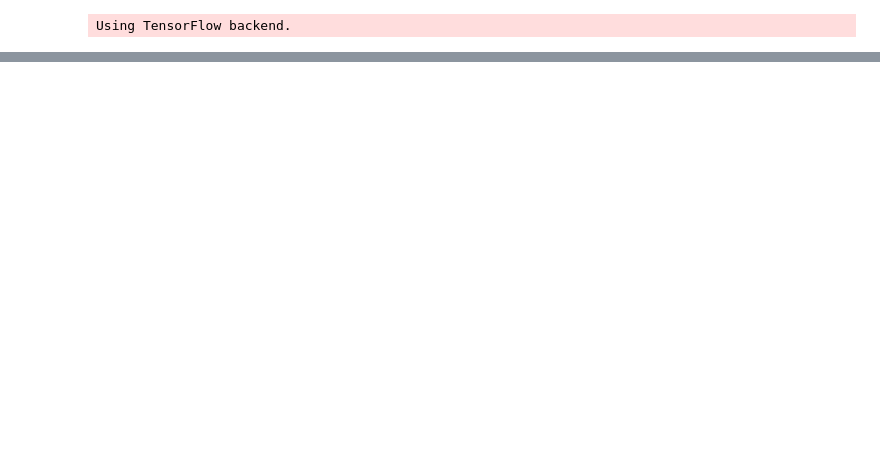
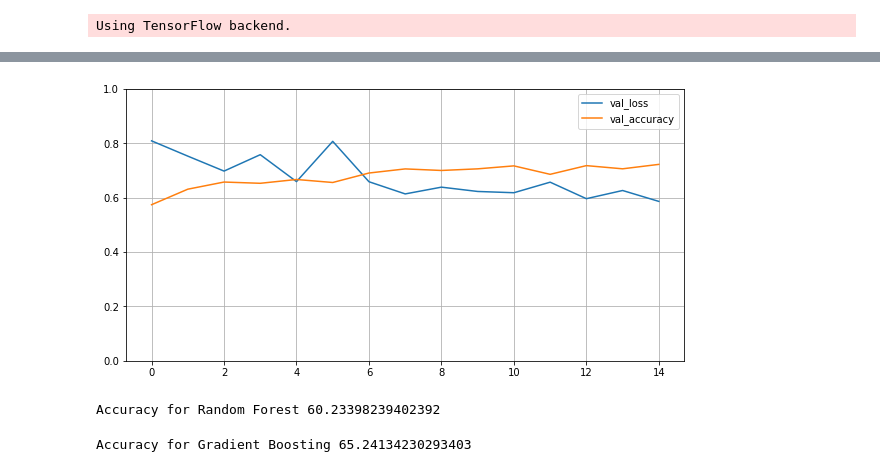
Before and after one commit to abhid2001/Accent-Classification, a Jupyter notebook: TestingModel.ipynb, the cells around one changed output, grey strips where cells are left out. Saved outputs shown, nothing was run; the diff lists cells and outputs as text; code cells hidden in the pictures; blank space fills up the shorter version.

```diff
--- a/TestingModel.ipynb
+++ b/TestingModel.ipynb
@@ -226,3 +328,20 @@ Epoch 15/15
+# %%
+keys = ['val_loss', 'val_accuracy']
+
+pd.DataFrame({key: model.history.history[key] for key in keys}).plot(figsize = (10,5))
+plt.grid(True)
+plt.gca().set_ylim(0,1)
+plt.show()
+# %% [output]
+[figure, added]
+# %%
+rf(X_train, y_train,X_validation,y_validation)
+# %% [output]
+Accuracy for Random Forest 60.23398239402392
+# %%
+gb(X_train,y_train,X_validation,y_validation)
+# %% [output]
+Accuracy for Gradient Boosting 65.24134230293403
 # %%
 model.summary()
 # %% [output]
```
Also changed, not shown: parts of 13 cells of this notebook, 10 other files.
